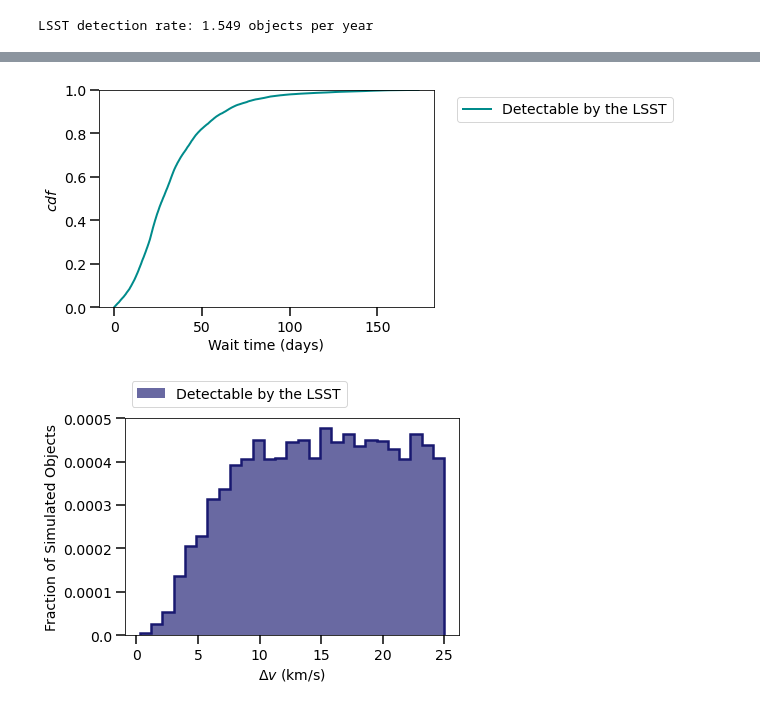
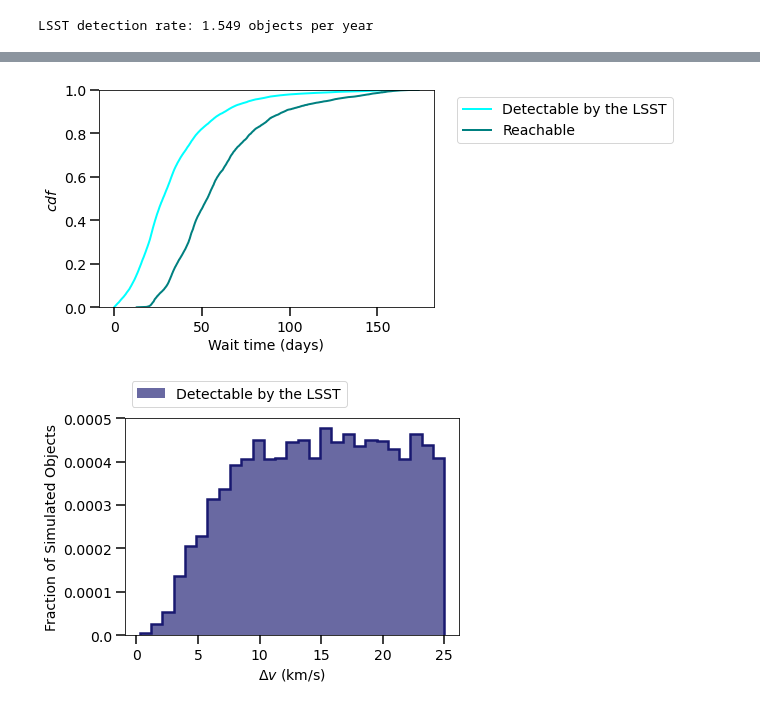
Before and after one commit to djhoover717/ISOAnalysis, a Jupyter notebook: iso_analysis_v4.ipynb, the cells around one changed output, grey strips where cells are left out. Saved outputs shown, nothing was run; the diff lists cells and outputs as text; code cells hidden in the pictures.

```diff
--- a/iso_analysis_v4.ipynb
+++ b/iso_analysis_v4.ipynb
@@ -229,15 +242,17 @@ plt.show()
 # %%
 plt.plot(np.sort(np.squeeze(waittime[detectable])), np.linspace(0, 1, len(waittime[detectable])), \
-         c='darkcyan', lw=2, label='Detectable by the LSST')
+         c='aqua', lw=2, label='Detectable by the LSST')
+plt.plot(np.sort(np.squeeze(waittime[(detectable)*(low_dv)])), np.linspace(0, 1, len(waittime[(detectable)*(low_dv)])), \
+         c='teal', lw=2, label='Reachable')
 
 plt.xlabel('Wait time (days)')
 plt.ylabel(r'$cdf$')
 plt.ylim(0, 1)
 plt.legend(bbox_to_anchor=(1.05, 1.0), loc='upper left')
 
 plt.savefig('figures/waittime_cdf.pdf', bbox_inches='tight', \
                     dpi=250)
 plt.show()
 # %% [output]
-[figure, old version]
+[figure, new version]
 # %%
```
Also changed, not shown: parts of 10 cells of this notebook, 15 other files.
